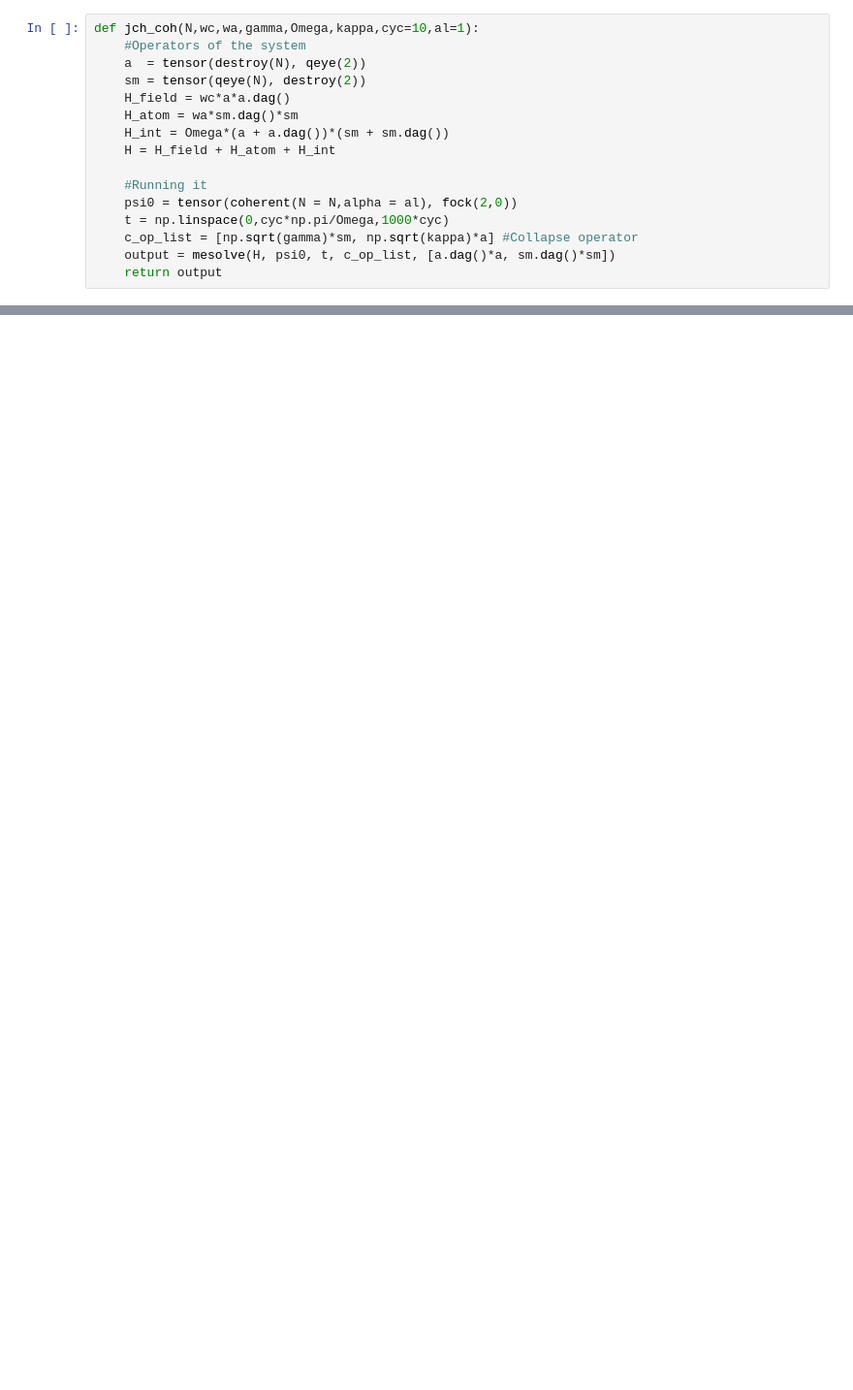
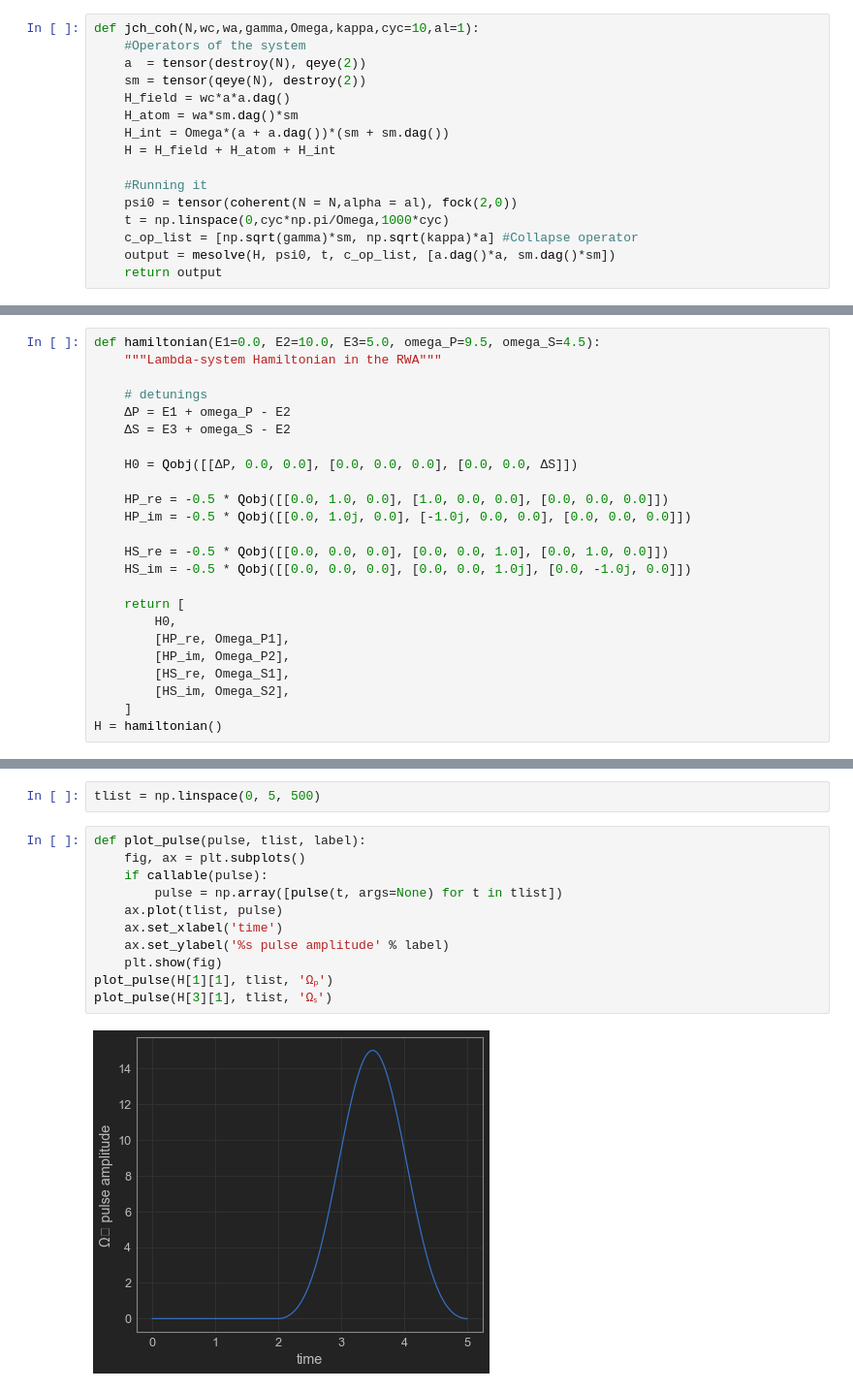
Before and after one commit to mahadevans2432/Quantum-Optics, a Jupyter notebook: Rabi.ipynb, the cells around one changed output, grey strips where cells are left out. Shown: that part at 97% size. Drawn from its saved outputs; the diff is of its cells as text; blank space fills up the shorter version.

```diff
--- a/Rabi.ipynb
+++ b/Rabi.ipynb
@@ -151,0 +189,24 @@ plt.show()
+# %%
+def hamiltonian(E1=0.0, E2=10.0, E3=5.0, omega_P=9.5, omega_S=4.5):
+    """Lambda-system Hamiltonian in the RWA"""
+
+    # detunings
+    ΔP = E1 + omega_P - E2
+    ΔS = E3 + omega_S - E2
+
+    H0 = Qobj([[ΔP, 0.0, 0.0], [0.0, 0.0, 0.0], [0.0, 0.0, ΔS]])
+
+    HP_re = -0.5 * Qobj([[0.0, 1.0, 0.0], [1.0, 0.0, 0.0], [0.0, 0.0, 0.0]])
+    HP_im = -0.5 * Qobj([[0.0, 1.0j, 0.0], [-1.0j, 0.0, 0.0], [0.0, 0.0, 0.0]])
+
+    HS_re = -0.5 * Qobj([[0.0, 0.0, 0.0], [0.0, 0.0, 1.0], [0.0, 1.0, 0.0]])
+    HS_im = -0.5 * Qobj([[0.0, 0.0, 0.0], [0.0, 0.0, 1.0j], [0.0, -1.0j, 0.0]])
+
+    return [
+        H0,
+        [HP_re, Omega_P1],
+        [HP_im, Omega_P2],
+        [HS_re, Omega_S1],
+        [HS_im, Omega_S2],
+    ]
+H = hamiltonian()
@@ -151,0 +224,15 @@ plt.show()
+# %%
+tlist = np.linspace(0, 5, 500)
+# %%
+def plot_pulse(pulse, tlist, label):
+    fig, ax = plt.subplots()
+    if callable(pulse):
+        pulse = np.array([pulse(t, args=None) for t in tlist])
+    ax.plot(tlist, pulse)
+    ax.set_xlabel('time')
+    ax.set_ylabel('%s pulse amplitude' % label)
+    plt.show(fig)
+plot_pulse(H[1][1], tlist, 'Ωₚ')
+plot_pulse(H[3][1], tlist, 'Ωₛ')
+# %% [output]
+[figure, added]
```
Also changed, not shown: parts of 23 cells of this notebook.
